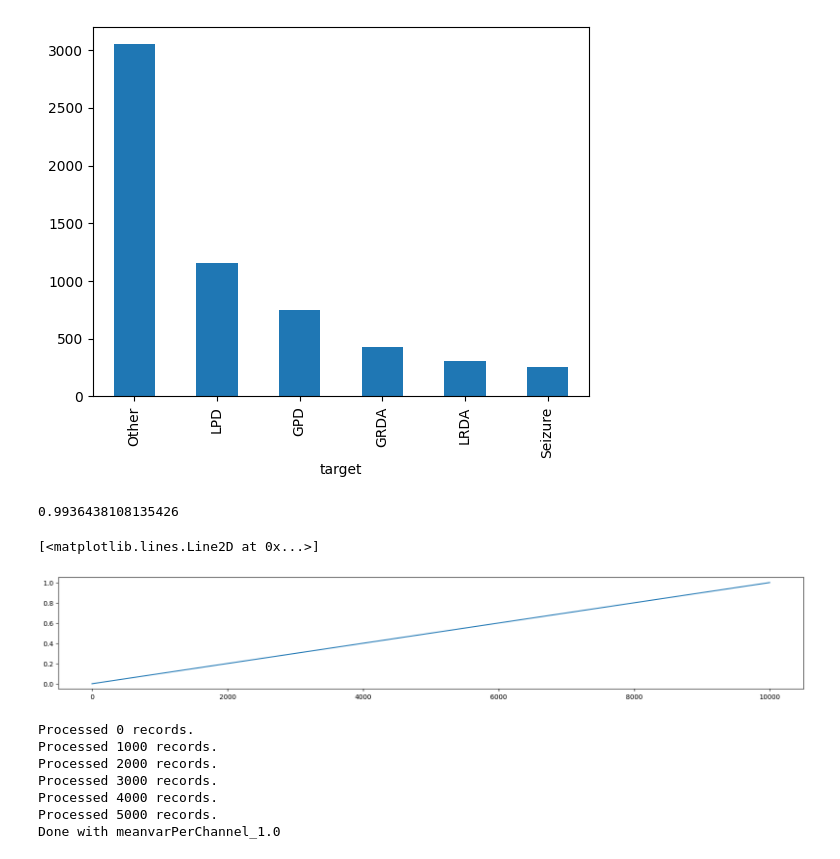
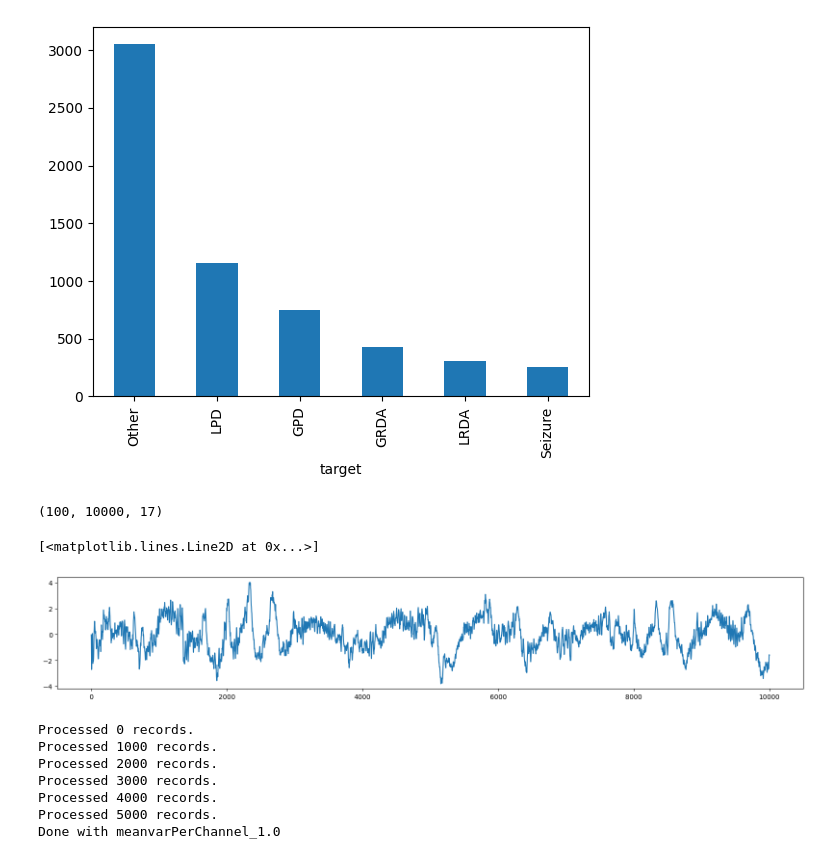
Before and after one commit to danilojr-delacruz/SigSquad, a Jupyter notebook: tutorials/Loading Data/Precomputing Log Signatures.ipynb, the cells around one changed output. Drawn from its saved outputs; the diff is of its cells as text; code cells hidden in the pictures.

```diff
--- a/tutorials/Loading Data/Precomputing Log Signatures.ipynb
+++ b/tutorials/Loading Data/Precomputing Log Signatures.ipynb
@@ -43,18 +43,18 @@ train_metadata.target.value_counts().plot(kind='bar')
 <Axes: xlabel='target'>
 [figure]
 # %%
-preprocessed = preprocess_for_sig(train_metadata.head(100), TRAIN_EEG_DIR, scaler_type="meanvarPerChannel_1.0")
+preprocessed = preprocess_for_sig(train_metadata.head(100), TRAIN_EEG_DIR, scaler_type="meanvarPerChannel_1.0", group_by_region=False)
-# %%
-preprocessed[:4, :, :4].std()
-# %% [output]
-0.9936438108135426
+# %%
+preprocessed.shape
+# %% [output]
+(100, 10000, 17)
 # %%
 # example of a preprocessed eeg signal
 plt.figure(figsize=(20,3))
-plt.plot(preprocessed[16,:,4])
+plt.plot(preprocessed[16,:,15])
 # %% [output]
 [<matplotlib.lines.Line2D at 0x...>]
-[figure, old version]
+[figure, new version]
 # %%
 scaler_types = ["meanvarPerChannel_1.0"]
 device = "cuda" if torch.cuda.is_available() else "cpu"
```
Also changed, not shown: parts of 4 cells of this notebook, 5 other files.
